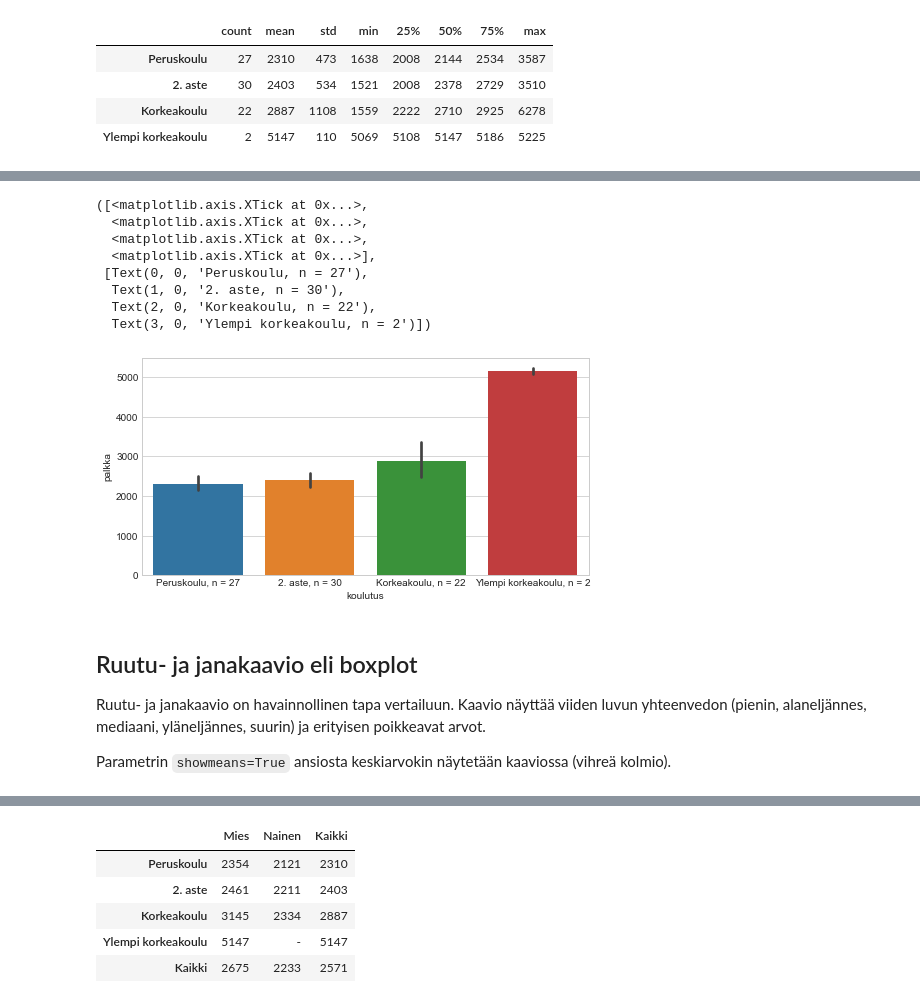
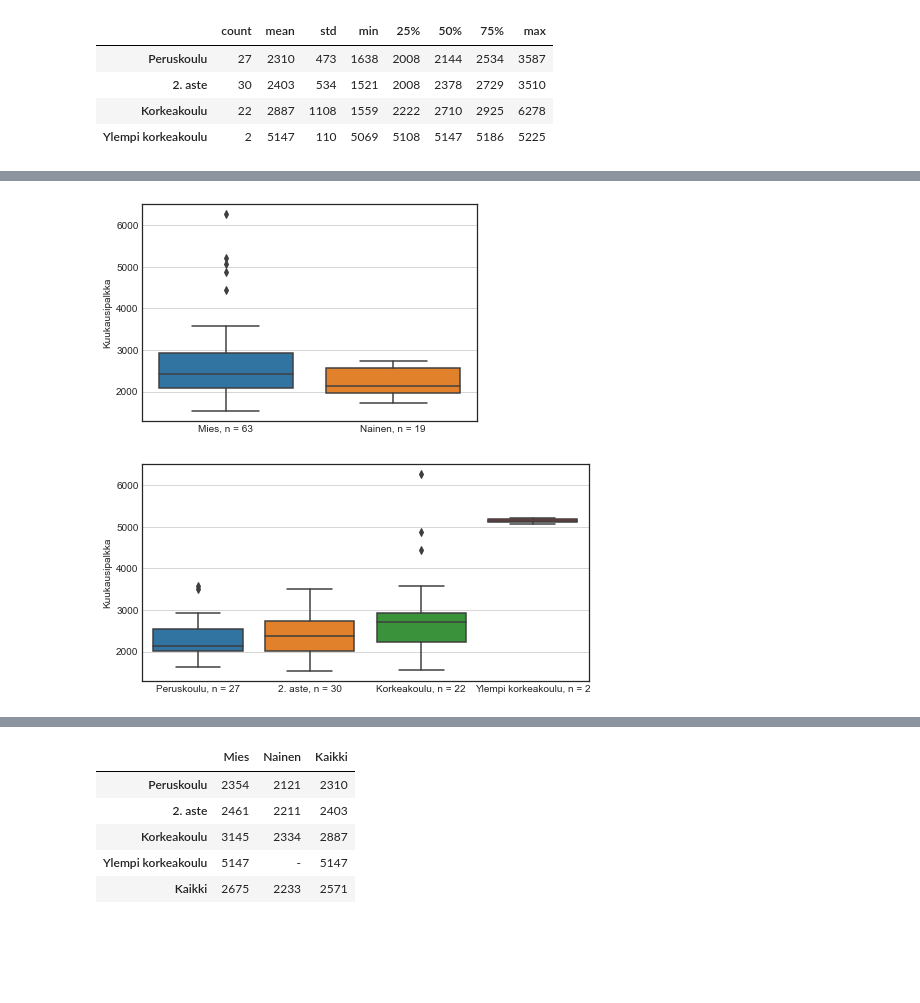
Before and after one commit to taanila/selittava, a Jupyter notebook: tunnuslukujen_vertailu.ipynb, the cells around one changed output, grey strips where cells are left out. Saved outputs shown, nothing was run; the diff lists cells and outputs as text; code cells hidden in the pictures; blank space fills up the shorter version.

Commit message:
Tilastollisten tunnuslukujen vertailu ryhmien välillä

```diff
--- a/tunnuslukujen_vertailu.ipynb
+++ b/tunnuslukujen_vertailu.ipynb
@@ -12,12 +12,9 @@ import pandas as pd
 import matplotlib.pyplot as plt
 import seaborn as sns
 
-# t-testi ja F-testi merkitsevyyden testaamiseen
-from scipy.stats import ttest_ind, f_oneway
-
-plt.style.use('seaborn-whitegrid')
+plt.style.use('seaborn-white')
 # %%
-df = pd.read_excel('http://taanila.fi/data1.xlsx')
+df = pd.read_excel('https://taanila.fi/data1.xlsx')
 df
 # %% [output]
 |  | nro | sukup | ikä | perhe | koulutus | palveluv | palkka | johto | työtov | työymp | palkkat | ... |
@@ -80,28 +76,34 @@ Pelkkien keskiarvojen esittämiseen sopii **barplot**
+# %%
+# Palkan vertailu sukupuolen mukaan ruutu- ja janakaaviona
+sns.boxplot(x='sukup', y='palkka', data=df)
+
+# Naisten ja miesten palkka-arvojen lukumäärät
+n_mies = int(df1.iloc[0, 0])
+n_nainen = int(df1.iloc[1, 0])
+
+# Kategoria-akselin luokkien uudelleen nimeäminen
+plt.xticks(ticks=[0, 1], labels=[f'Mies, n = {n_mies}', f'Nainen, n = {n_nainen}'])
+plt.xlabel('')
+plt.ylabel('Kuukausipalkka')
+plt.grid(axis='y')
+# %% [output]
+[figure, added]
 # %%
-# Palkkakeskiarvot koulutuksen mukaan
+# Palkan vertailu koulutuksen mukaan ruutu- ja janakaaviona
 
 # Pitkiä luokkien nimiöitä varten kasvatan kuvion kokoa
 plt.figure(figsize=(8, 4))
-sns.barplot(x='koulutus', y='palkka', data=df)
+
+sns.boxplot(x='koulutus', y='palkka', data=df)
 
 # Pientä kikkailua n-arvojen saamiseksi kaavioon
 n_koulutus = []
 for i in range(4):
     n_koulutus.append(f'{koulutus[i]}, n = {int(df2.iloc[i, 0])}')
 plt.xticks(ticks=[0, 1, 2, 3], labels=n_koulutus)
+
+plt.xlabel('')
+plt.ylabel('Kuukausipalkka')
+plt.grid(axis='y')
 # %% [output]
-([<matplotlib.axis.XTick at 0x...>,
-  <matplotlib.axis.XTick at 0x...>,
-  <matplotlib.axis.XTick at 0x...>,
-  <matplotlib.axis.XTick at 0x...>],
- [Text(0, 0, 'Peruskoulu, n = 27'),
-  Text(1, 0, '2. aste, n = 30'),
-  Text(2, 0, 'Korkeakoulu, n = 22'),
-  Text(3, 0, 'Ylempi korkeakoulu, n = 2')])
-[figure, old version]
+[figure, new version]
-# %% [markdown]
-## Ruutu- ja janakaavio eli boxplot
-
-Ruutu- ja janakaavio on havainnollinen tapa vertailuun. Kaavio näyttää viiden luvun yhteenvedon (pienin, alaneljännes, mediaani, yläneljännes, suurin) ja erityisen poikkeavat arvot.
-
-Parametrin `showmeans=True` ansiosta keskiarvokin näytetään kaaviossa (vihreä kolmio).
```
Also changed, not shown: parts of 10 cells of this notebook.
